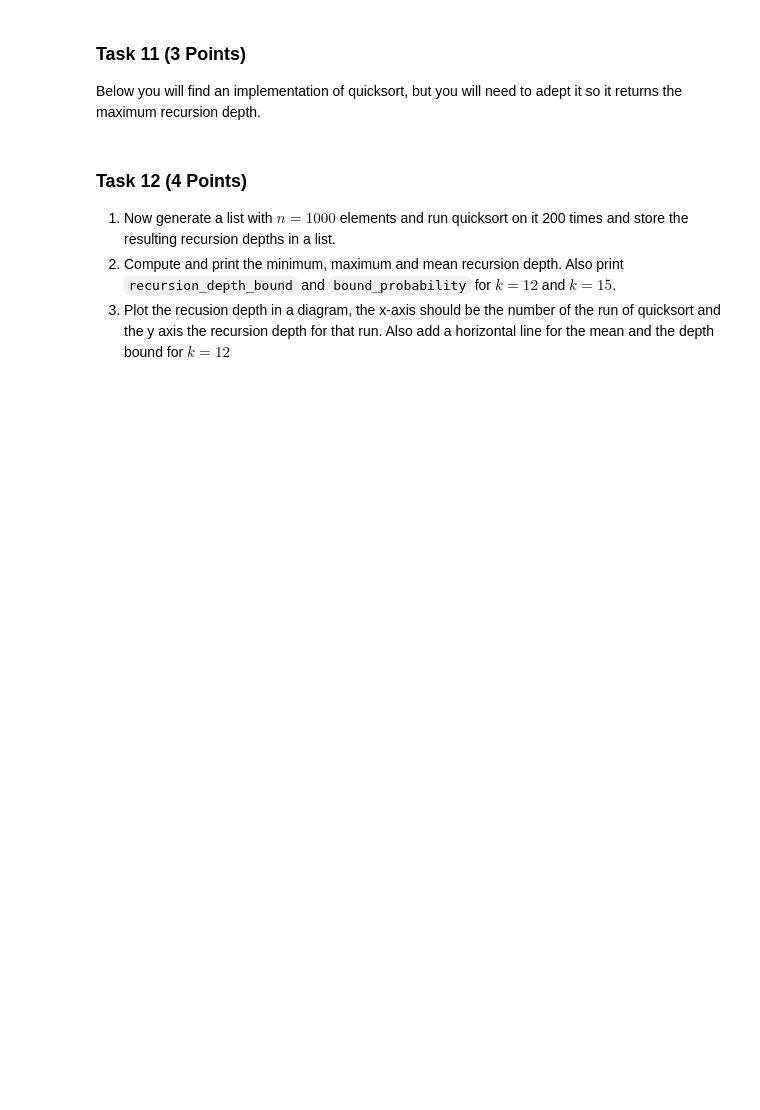
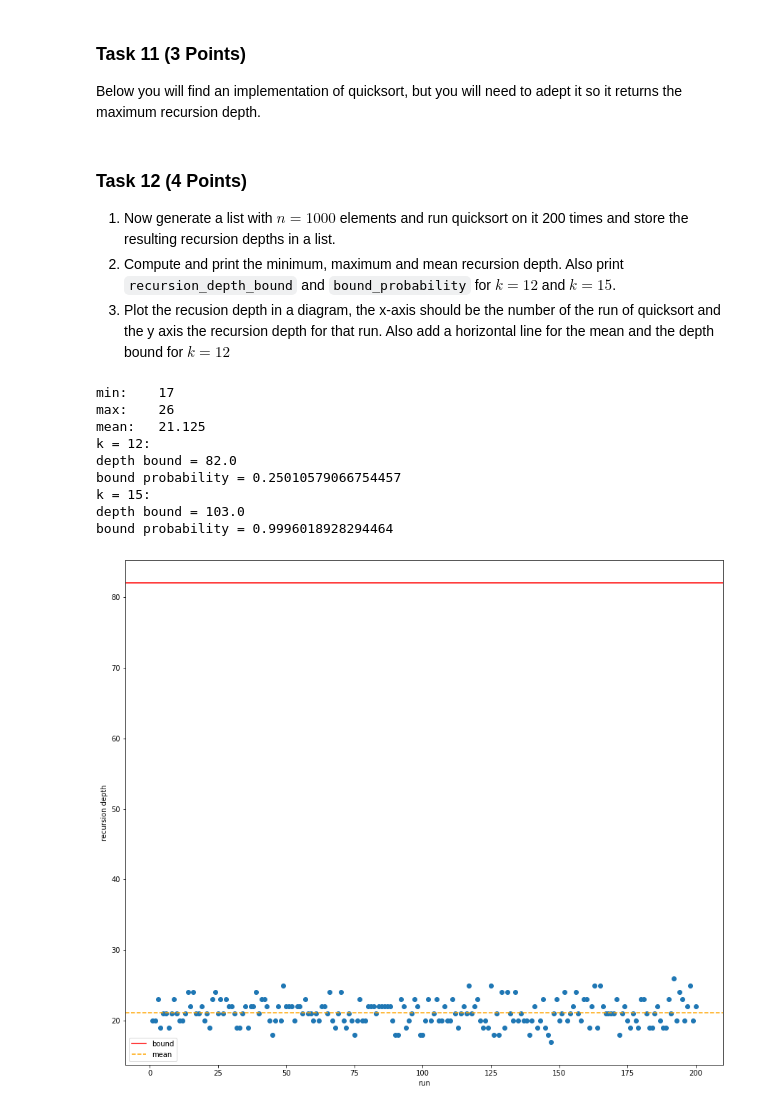
Before and after one commit to eichelb4rt/hw, a Jupyter notebook: S8_SS2022/AGML_Lab/09/exercise8.ipynb, the cells around one changed output. Cells and saved outputs as stored; diff of their text form; code cells hidden in the pictures; blank space fills up the shorter version.

```diff
--- a/S8_SS2022/AGML_Lab/09/exercise8.ipynb
+++ b/S8_SS2022/AGML_Lab/09/exercise8.ipynb
@@ -607,12 +607,18 @@ computing the median.
 
 The theorem gives a bound on the recusrion depth and a probability for how likely this bound holds. Implement two functions that compute those values given a number of elements $n$ and parameter $k$.
 # %%
+import numpy as np
+
 def recursion_depth_bound(n,k):
     # TODO: Compute recursion depth bound
+    return np.floor(k * np.log(n))
 
 def bound_probability(n,k):
     # TODO: Compute probability bound
+    return 1 - n ** (1 - (k - 7)**2 / (2 * k))
 
 
 assert recursion_depth_bound(500,14) == 87
-assert bound_probability(500,14) == 0.9999810851678199
+# NOTE: am i already wrong here? my calculator also said 0.9905425839099682
+print(bound_probability(500,14))
+# assert bound_probability(500,14) == 0.9999810851678199
@@ -630,7 +638,7 @@ def quicksort(array, first=0, last=None):
 
     # If first >= last we hit the end of the recursion, so we are done
     if first >= last:
-        return
+        return 0
 
     # Pick random pivot element
     pivot = array[random.randint(first, last)]
@@ -656,8 +664,7 @@ def quicksort(array, first=0, last=None):
     pivot_index = array.index(pivot)
 
     # Run quicksort on sub parts
-    quicksort(array, first, pivot_index - 1)
-    quicksort(array, pivot_index + 1, last)
+    return max(quicksort(array, first, pivot_index - 1), quicksort(array, pivot_index + 1, last)) + 1
 
 
 random.seed(0)
@@ -669,15 +676,45 @@ assert quicksort(list(range(500))) == 20
 2. Compute and print the minimum, maximum and mean recursion depth. Also print `recursion_depth_bound` and `bound_probability` for $k=12$ and $k=15$.
 3. Plot the recusion depth in a diagram, the x-axis should be the number of the run of quicksort and the y axis the recursion depth for that run. Also add a horizontal line for the mean and the depth bound for $k=12$
 # %%
+import matplotlib.pyplot as plt
+
 
 n = 1000
 
 # TODO: Generate list with 1000 elements for sorting
+random.seed(0)
+random_array = list(np.random.rand(n))
 
-# TODO: Run quicksort 200 times and store resuling recursion depths in a list
+# TODO: Run quicksort 200 times and store resulting recursion depths in a list
+n_tests = 200
+depths = [0] * n_tests
+for i in range(n_tests):
+    copied_array = random_array
+    depths[i] = quicksort(copied_array)
 
 # TODO: get min, max and mean of recursion depth list and print them
+print(f"min:\t{np.min(depths)}\nmax:\t{np.max(depths)}\nmean:\t{np.mean(depths)}")
 
-# TODO: Compute and print recursion_depth_bound nad bound_probability for k=12 and k=15
+# TODO: Compute and print recursion_depth_bound and bound_probability for k=12 and k=15
+for k in [12, 15]:
+    print(f"k = {k}:\ndepth bound = {recursion_depth_bound(n, k)}\nbound probability = {bound_probability(n, k)}")
 
 # TODO: Plot depths, mean and depth bound for k=12
+plt.scatter(np.arange(n_tests) + 1, depths)
+plt.axhline(y=recursion_depth_bound(n, 12), color="red", label="bound")
+plt.axhline(y=np.mean(depths), color="orange", linestyle="--", label="mean")
+plt.ylabel("recursion depth")
+plt.xlabel("run")
+plt.legend()
+plt.show()
+# %% [output]
+min:    17
+max:    26
+mean:   21.125
+k = 12:
+depth bound = 82.0
+bound probability = 0.25010579066754457
+k = 15:
+depth bound = 103.0
+bound probability = 0.9996018928294464
+[figure, added]
```
Also changed, not shown: parts of 3 cells of this notebook.
